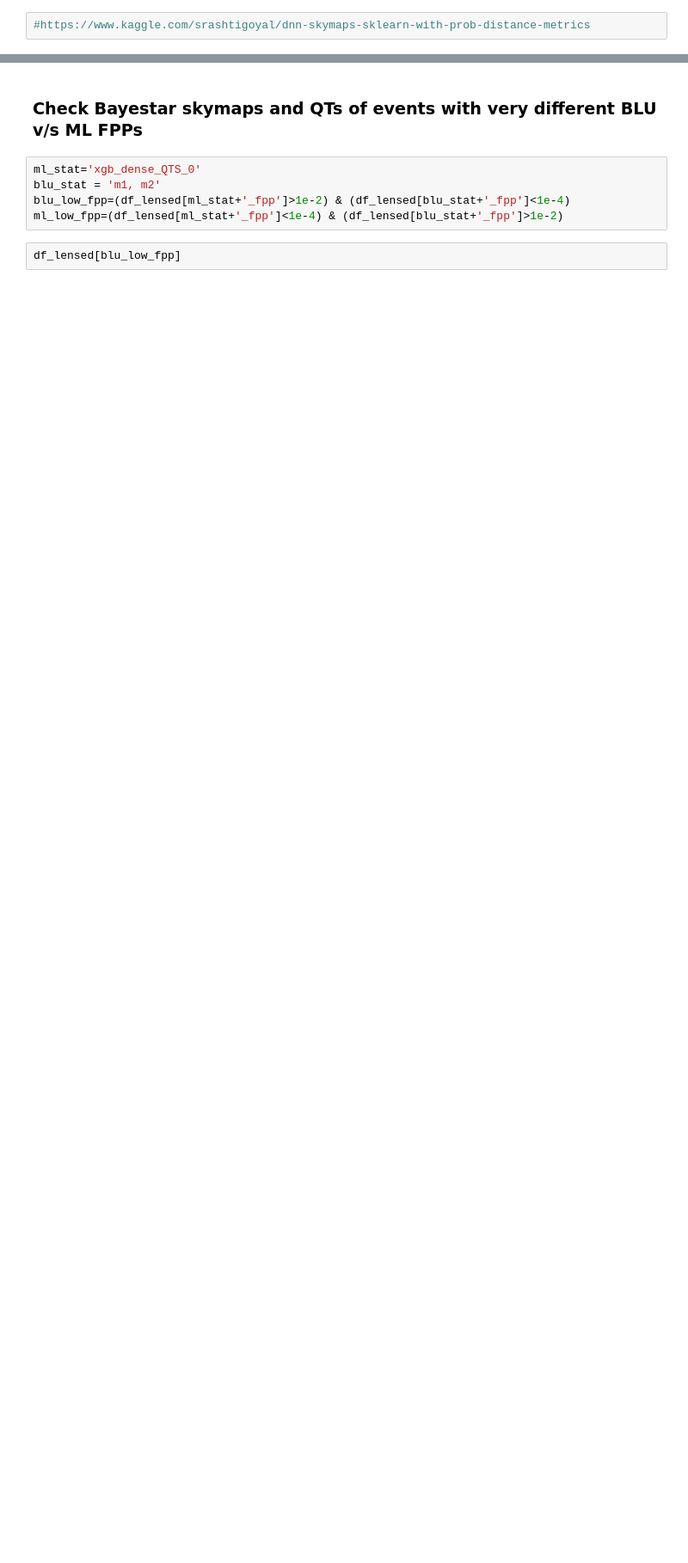
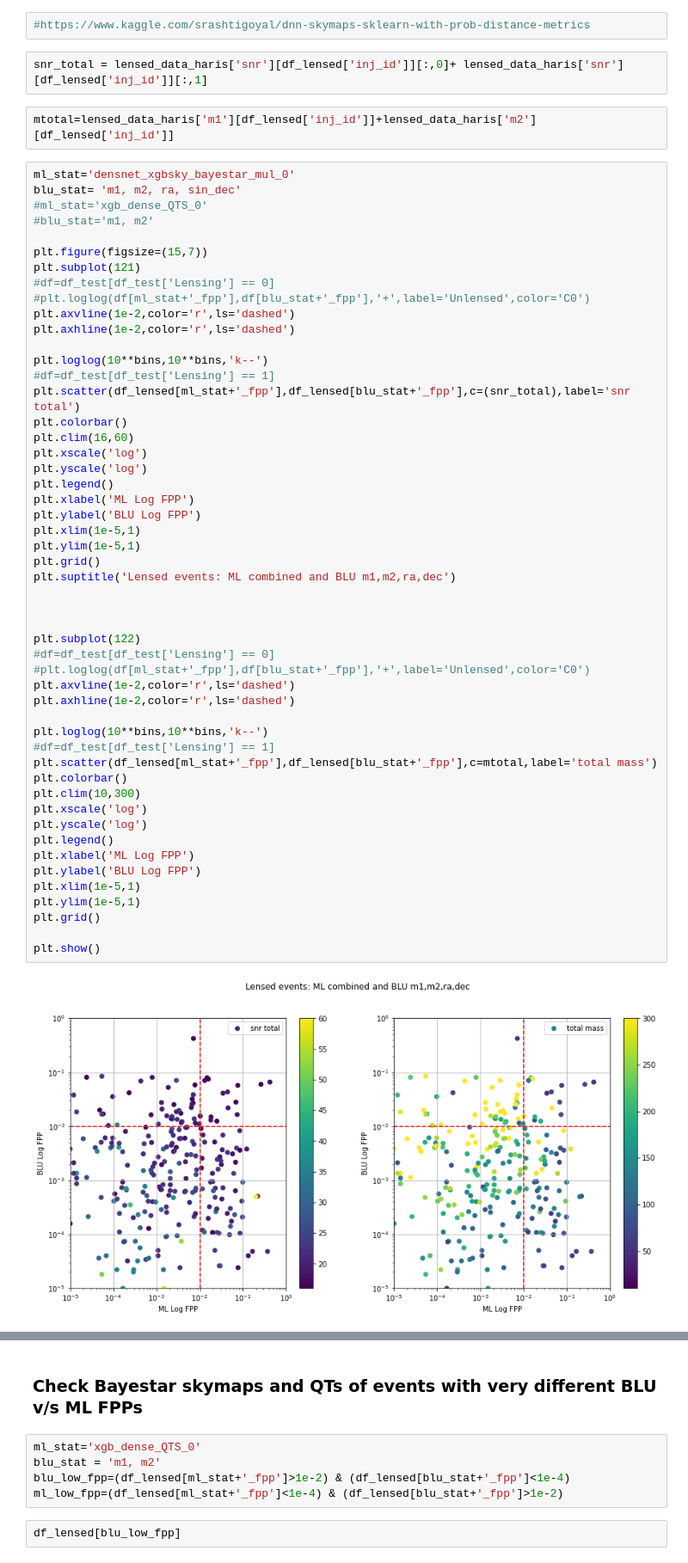
Before and after one commit to srashtig/lensid-15jul-2022, a Jupyter notebook: review/ML_blu_FPPs_inj_pars_investigate.ipynb, the cells around one changed output, grey strips where cells are left out. Shown at 86% size. Saved outputs shown, nothing was run; the diff lists cells and outputs as text; blank space fills up the shorter version.

```diff
--- a/review/ML_blu_FPPs_inj_pars_investigate.ipynb
+++ b/review/ML_blu_FPPs_inj_pars_investigate.ipynb
@@ -642,2 +688,59 @@ array(['3_329', '7_2286', '4_85', '6_5368', '8_529', '6_1278', '4_7346',
 # %%
 #https://www.kaggle.com/srashtigoyal/dnn-skymaps-sklearn-with-prob-distance-metrics
+# %%
+snr_total = lensed_data_haris['snr'][df_lensed['inj_id']][:,0]+ lensed_data_haris['snr'][df_lensed['inj_id']][:,1]
+# %%
+mtotal=lensed_data_haris['m1'][df_lensed['inj_id']]+lensed_data_haris['m2'][df_lensed['inj_id']]
+# %%
+ml_stat='densnet_xgbsky_bayestar_mul_0'
+blu_stat= 'm1, m2, ra, sin_dec'
+#ml_stat='xgb_dense_QTS_0'
+#blu_stat='m1, m2'
+
+plt.figure(figsize=(15,7))
+plt.subplot(121)
+#df=df_test[df_test['Lensing'] == 0]
+#plt.loglog(df[ml_stat+'_fpp'],df[blu_stat+'_fpp'],'+',label='Unlensed',color='C0')
+plt.axvline(1e-2,color='r',ls='dashed')
+plt.axhline(1e-2,color='r',ls='dashed')
+
+plt.loglog(10**bins,10**bins,'k--')
+#df=df_test[df_test['Lensing'] == 1]
+plt.scatter(df_lensed[ml_stat+'_fpp'],df_lensed[blu_stat+'_fpp'],c=(snr_total),label='snr total')
+plt.colorbar()
+plt.clim(16,60)
+plt.xscale('log')
+plt.yscale('log')
+plt.legend()
+plt.xlabel('ML Log FPP')
+plt.ylabel('BLU Log FPP')
+plt.xlim(1e-5,1)
+plt.ylim(1e-5,1)
+plt.grid()
+plt.suptitle('Lensed events: ML combined and BLU m1,m2,ra,dec')
+
+
+
+plt.subplot(122)
+#df=df_test[df_test['Lensing'] == 0]
+#plt.loglog(df[ml_stat+'_fpp'],df[blu_stat+'_fpp'],'+',label='Unlensed',color='C0')
+plt.axvline(1e-2,color='r',ls='dashed')
+plt.axhline(1e-2,color='r',ls='dashed')
+
+plt.loglog(10**bins,10**bins,'k--')
+#df=df_test[df_test['Lensing'] == 1]
+plt.scatter(df_lensed[ml_stat+'_fpp'],df_lensed[blu_stat+'_fpp'],c=mtotal,label='total mass')
+plt.colorbar()
+plt.clim(10,300)
+plt.xscale('log')
+plt.yscale('log')
+plt.legend()
+plt.xlabel('ML Log FPP')
+plt.ylabel('BLU Log FPP')
+plt.xlim(1e-5,1)
+plt.ylim(1e-5,1)
+plt.grid()
+
+plt.show()
+# %% [output]
+[figure, added]
```
Also changed, not shown: parts of 16 cells of this notebook.
